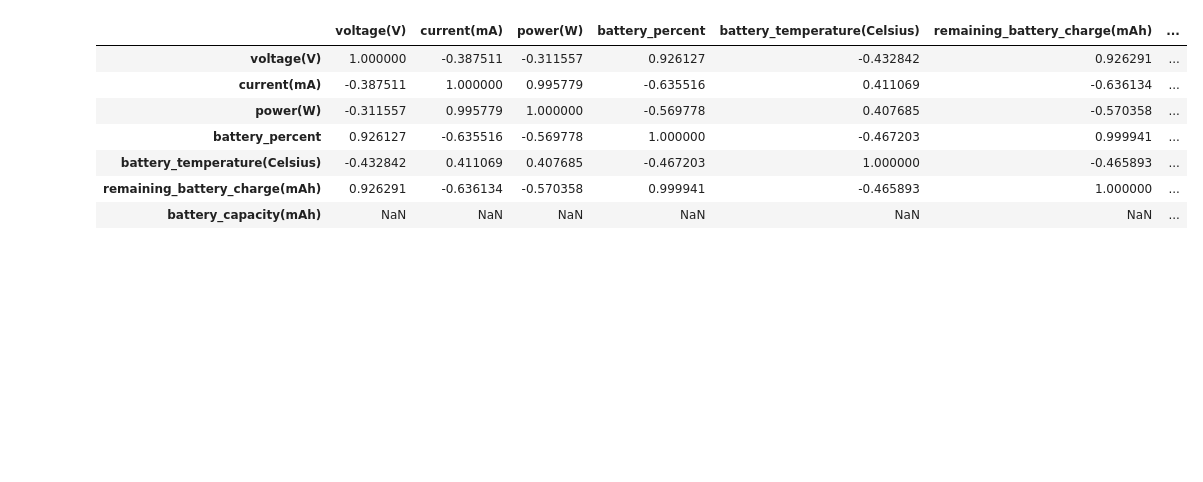
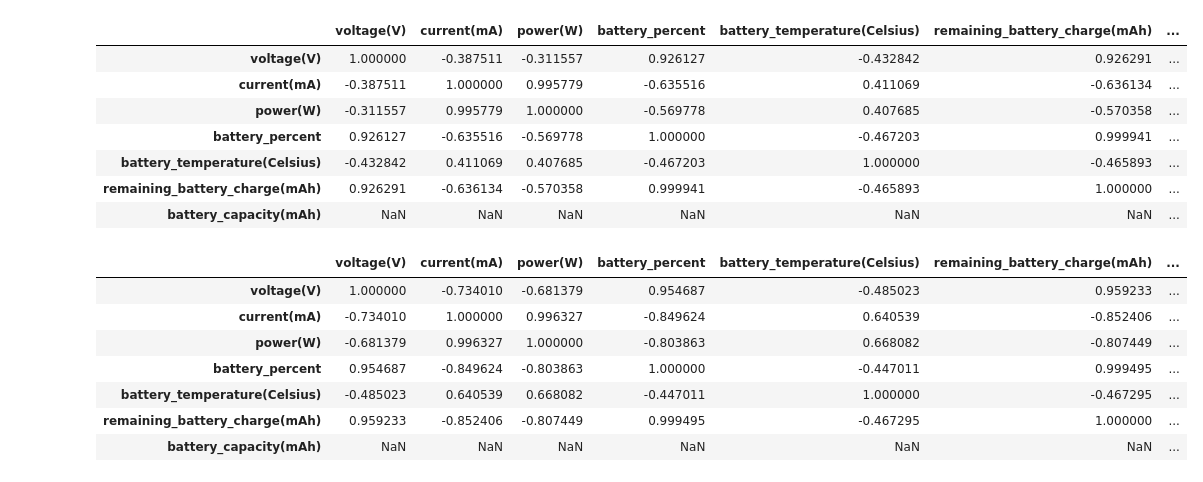
Before and after one commit to hrishi463/Phone-Battery, a Jupyter notebook: new_main.ipynb, the cells around one changed output. Saved outputs shown, nothing was run; the diff lists cells and outputs as text; code cells hidden in the pictures; blank space fills up the shorter version.

```diff
--- a/new_main.ipynb
+++ b/new_main.ipynb
@@ -156,3 +225,14 @@ s21fe.corr()
 | battery_temperature(Celsius) | -0.432842 | 0.411069 | 0.407685 | -0.467203 | 1.000000 | -0.465893 | ... |
 | remaining_battery_charge(mAh) | 0.926291 | -0.636134 | -0.570358 | 0.999941 | -0.465893 | 1.000000 | ... |
 | battery_capacity(mAh) | NaN | NaN | NaN | NaN | NaN | NaN | ... |
+# %%
+pixel4a.corr()
+# %% [output]
+|  | voltage(V) | current(mA) | power(W) | battery_percent | battery_temperature(Celsius) | remaining_battery_charge(mAh) | ... |
+| voltage(V) | 1.000000 | -0.734010 | -0.681379 | 0.954687 | -0.485023 | 0.959233 | ... |
+| current(mA) | -0.734010 | 1.000000 | 0.996327 | -0.849624 | 0.640539 | -0.852406 | ... |
+| power(W) | -0.681379 | 0.996327 | 1.000000 | -0.803863 | 0.668082 | -0.807449 | ... |
+| battery_percent | 0.954687 | -0.849624 | -0.803863 | 1.000000 | -0.447011 | 0.999495 | ... |
+| battery_temperature(Celsius) | -0.485023 | 0.640539 | 0.668082 | -0.447011 | 1.000000 | -0.467295 | ... |
+| remaining_battery_charge(mAh) | 0.959233 | -0.852406 | -0.807449 | 0.999495 | -0.467295 | 1.000000 | ... |
+| battery_capacity(mAh) | NaN | NaN | NaN | NaN | NaN | NaN | ... |
```
Also changed, not shown: parts of 10 cells of this notebook, 15 other files.
